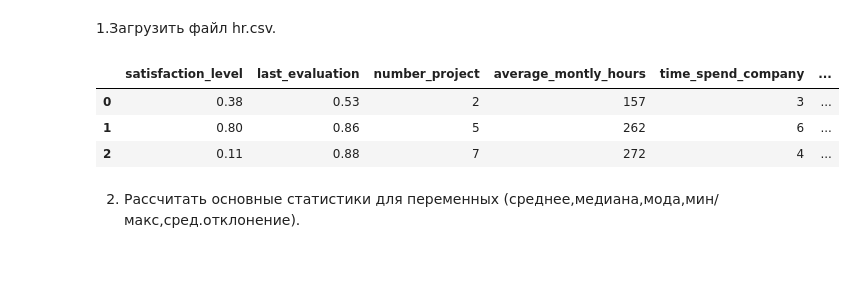
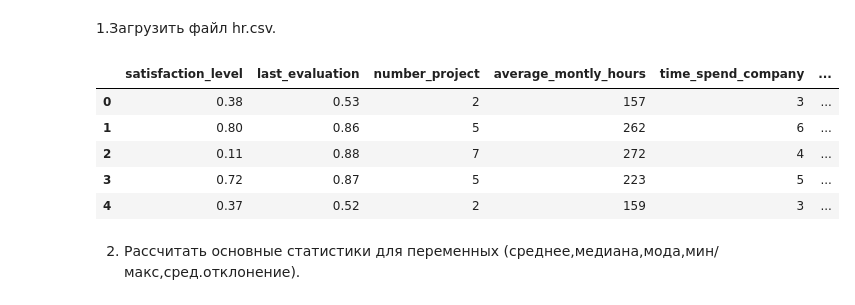
Before and after one commit to skarlett992/netology_pyda, a Jupyter notebook: diplom-python-Copy1.ipynb, the cells around one changed output. Drawn from its saved outputs; the diff is of its cells as text; code cells hidden in the pictures; blank space fills up the shorter version.

```diff
--- a/diplom-python-Copy1.ipynb
+++ b/diplom-python-Copy1.ipynb
@@ -7,23 +25,25 @@
 # %%
 import numpy as np
 from scipy.stats import t
 from scipy.stats import norm
 import matplotlib.pyplot as plt
 from scipy import stats
 import pandas as pd
 import io
 import requests
 import seaborn as sns
 import statistics
 
 %matplotlib inline
 url="hr.csv"
 df=pd.read_csv(url)
-df[:3]
+df[:5]
 # %% [output]
 |  | satisfaction_level | last_evaluation | number_project | average_montly_hours | time_spend_company | ... |
 | 0 | 0.38 | 0.53 | 2 | 157 | 3 | ... |
 | 1 | 0.80 | 0.86 | 5 | 262 | 6 | ... |
 | 2 | 0.11 | 0.88 | 7 | 272 | 4 | ... |
+| 3 | 0.72 | 0.87 | 5 | 223 | 5 | ... |
+| 4 | 0.37 | 0.52 | 2 | 159 | 3 | ... |
 # %% [markdown]
 2. Рассчитать основные статистики для переменных (среднее,медиана,мода,мин/макс,сред.отклонение).
```
Also changed, not shown: parts of 39 cells of this notebook, 39 other files.
